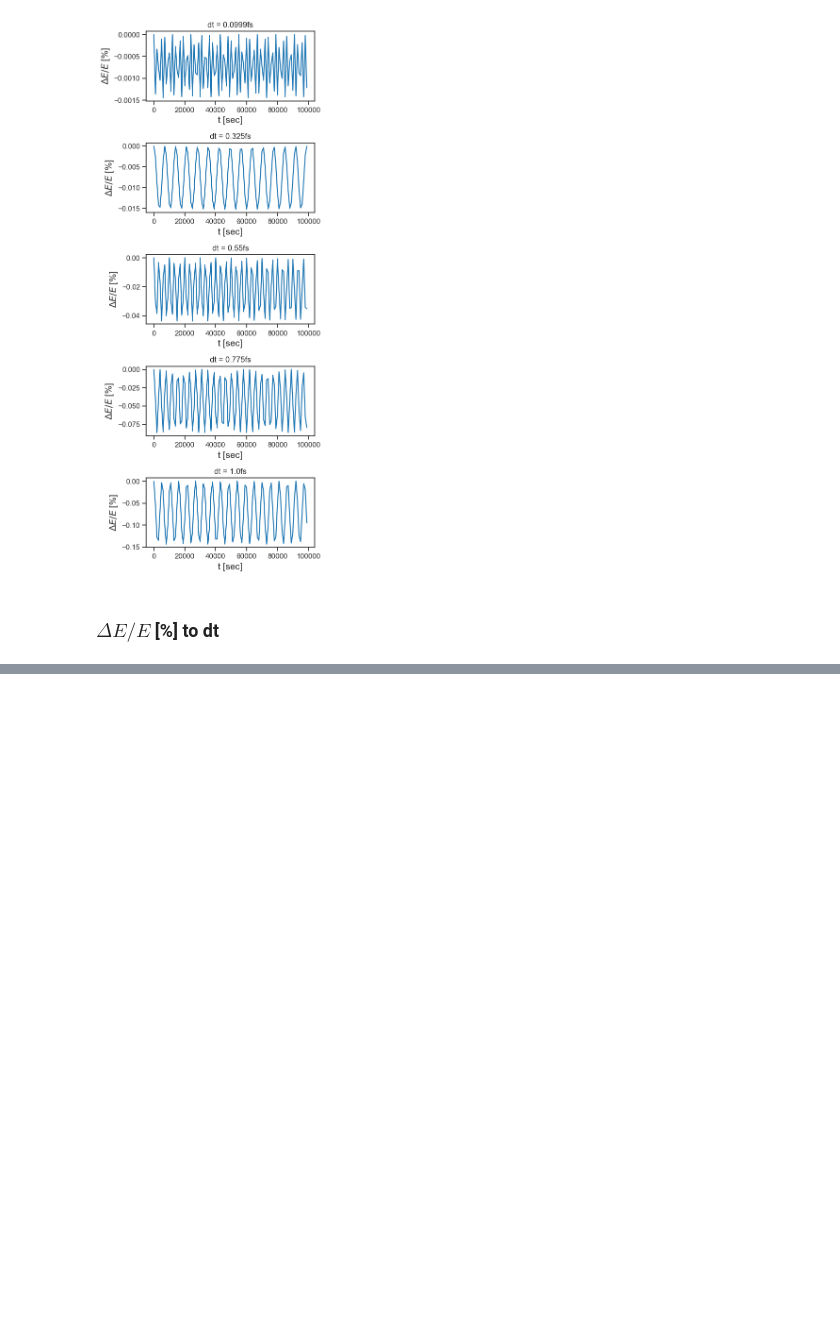
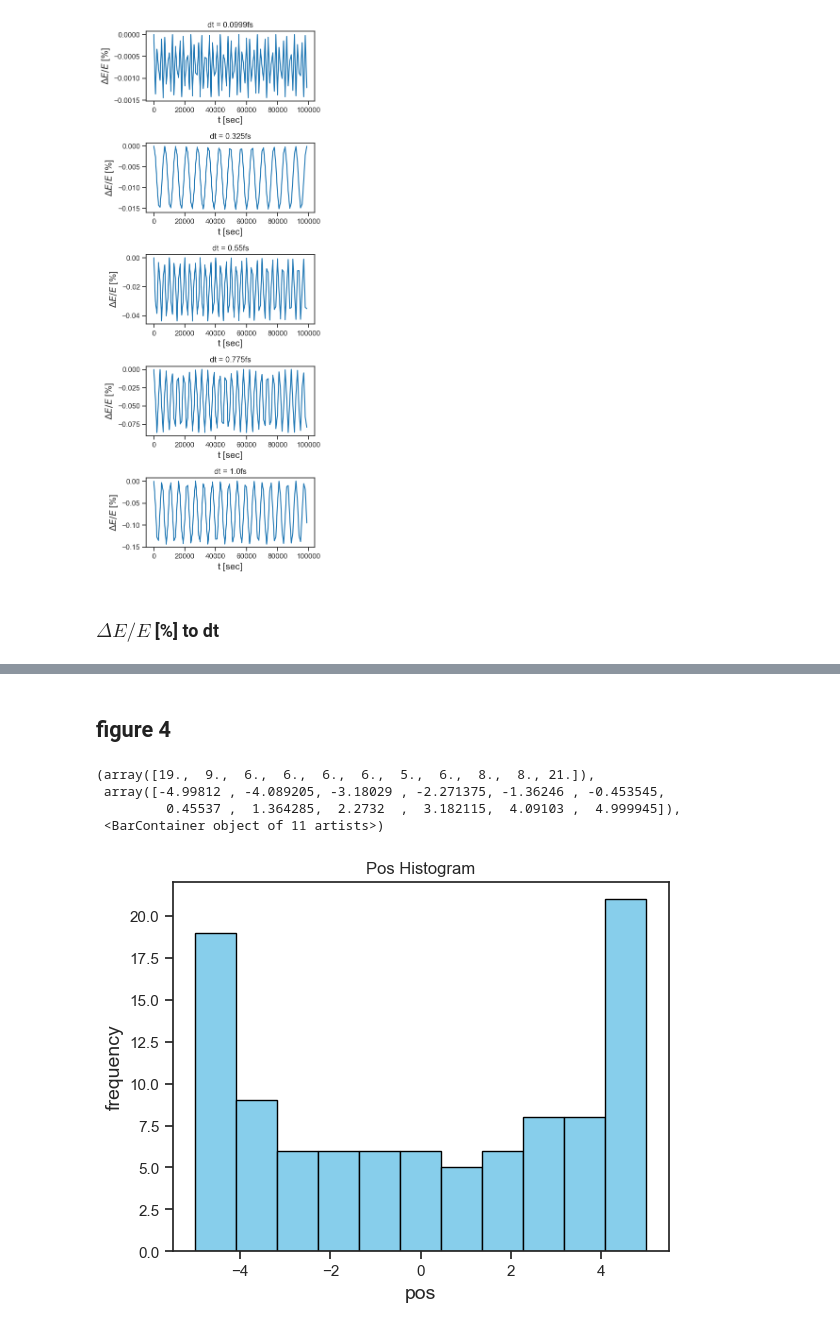
Before and after one commit to SagiMeir/Simulations4Beginners, a Jupyter notebook: getting_started.ipynb, the cells around one changed output, grey strips where cells are left out. Cells and saved outputs as stored; diff of their text form; code cells hidden in the pictures; blank space fills up the shorter version.

```diff
--- a/getting_started.ipynb
+++ b/getting_started.ipynb
@@ -140,0 +164,34 @@ plt.plot(time, posX)
+# %% [markdown]
+## figure 4
+# %%
+import numpy as np
+import pandas as pd
+import matplotlib.pyplot as plt
+# and for nice looking plots:
+import seaborn as sns
+sns.set_theme(style="ticks",rc={'axes.labelsize':14},palette='tab10')
+
+xyz = open("SimForFig4.xyz", 'r')
+posX, posY, posZ, time = ([] for i in range(4))
+count = 0
+for i in xyz:
+    if(count % 3 != 2):
+        pass
+    else:
+        line = i.split()
+        posX.append(float(line[1]))
+        posY.append(float(line[2]))
+        posZ.append(float(line[3]))
+    count += 1
+xyz.close()
+
+plt.xlabel('pos')
+plt.ylabel('frequency')
+plt.title('Pos Histogram')
+plt.hist(posX, 11, color='skyblue', edgecolor='black')
+# %% [output]
+(array([19.,  9.,  6.,  6.,  6.,  6.,  5.,  6.,  8.,  8., 21.]),
+ array([-4.99812 , -4.089205, -3.18029 , -2.271375, -1.36246 , -0.453545,
+         0.45537 ,  1.364285,  2.2732  ,  3.182115,  4.09103 ,  4.999945]),
+ <BarContainer object of 11 artists>)
+[figure, added]
```
Also changed, not shown: parts of 6 cells of this notebook, 1 other file.
